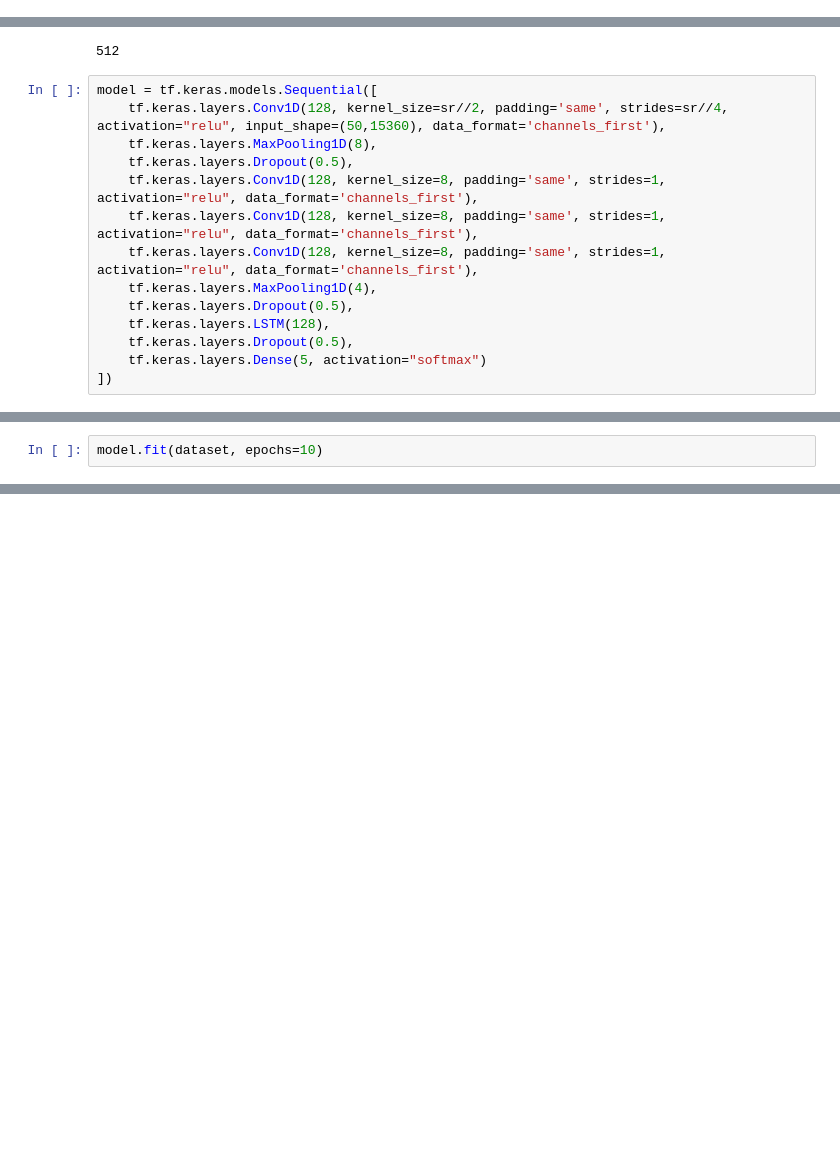
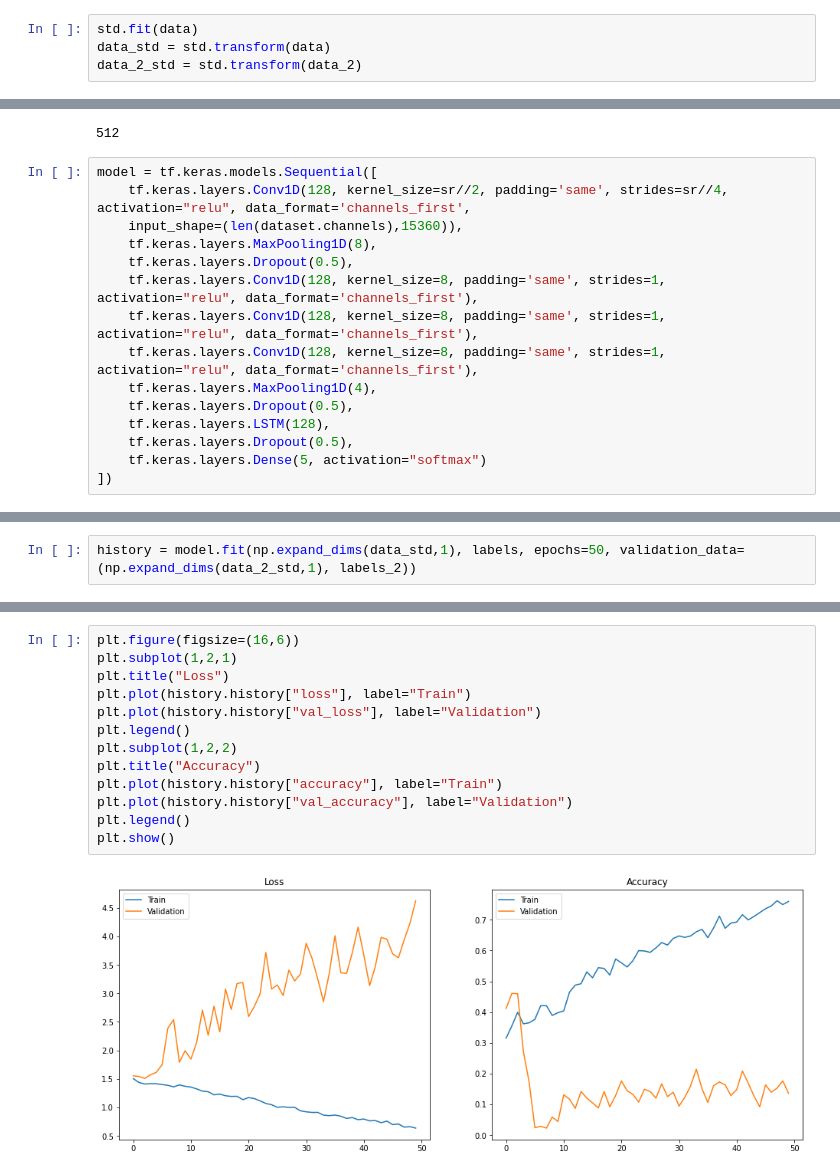
Before and after one commit to Jorgvt/SSD_IA3, a Jupyter notebook: Notebooks/Prueba_Generador_TF.ipynb, the cells around one changed output, grey strips where cells are left out. Cells and saved outputs as stored; diff of their text form; blank space fills up the shorter version.

```diff
--- a/Notebooks/Prueba_Generador_TF.ipynb
+++ b/Notebooks/Prueba_Generador_TF.ipynb
@@ -73,0 +92,4 @@ a.shape, b.shape
+# %%
+std.fit(data)
+data_std = std.transform(data)
+data_2_std = std.transform(data_2)
@@ -80,7 +118,8 @@ sr
 512
 # %%
 model = tf.keras.models.Sequential([
-    tf.keras.layers.Conv1D(128, kernel_size=sr//2, padding='same', strides=sr//4, activation="relu", input_shape=(50,15360), data_format='channels_first'),
+    tf.keras.layers.Conv1D(128, kernel_size=sr//2, padding='same', strides=sr//4, activation="relu", data_format='channels_first',
+    input_shape=(len(dataset.channels),15360)),
     tf.keras.layers.MaxPooling1D(8),
     tf.keras.layers.Dropout(0.5),
     tf.keras.layers.Conv1D(128, kernel_size=8, padding='same', strides=1, activation="relu", data_format='channels_first'),
@@ -114,4 +153,2 @@ Trainable params: 2,045,573
 Non-trainable params: 0
 _________________________________________________________________
-# %%
-model.fit(dataset, epochs=10)
@@ -120,0 +155,2 @@ KeyboardInterrupt:
+# %%
+history = model.fit(np.expand_dims(data_std,1), labels, epochs=50, validation_data=(np.expand_dims(data_2_std,1), labels_2))
@@ -120,0 +175,15 @@ KeyboardInterrupt:
+# %%
+plt.figure(figsize=(16,6))
+plt.subplot(1,2,1)
+plt.title("Loss")
+plt.plot(history.history["loss"], label="Train")
+plt.plot(history.history["val_loss"], label="Validation")
+plt.legend()
+plt.subplot(1,2,2)
+plt.title("Accuracy")
+plt.plot(history.history["accuracy"], label="Train")
+plt.plot(history.history["val_accuracy"], label="Validation")
+plt.legend()
+plt.show()
+# %% [output]
+[figure, added]
```
Also changed, not shown: parts of 23 cells of this notebook.
